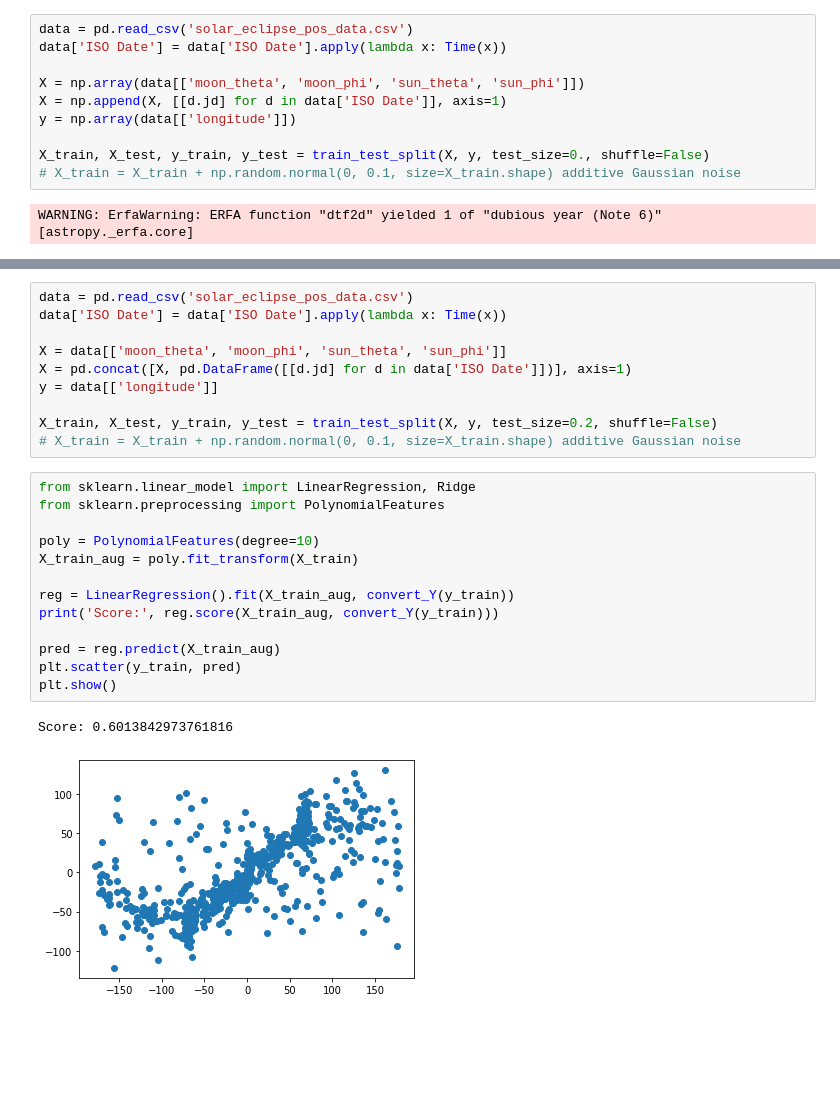
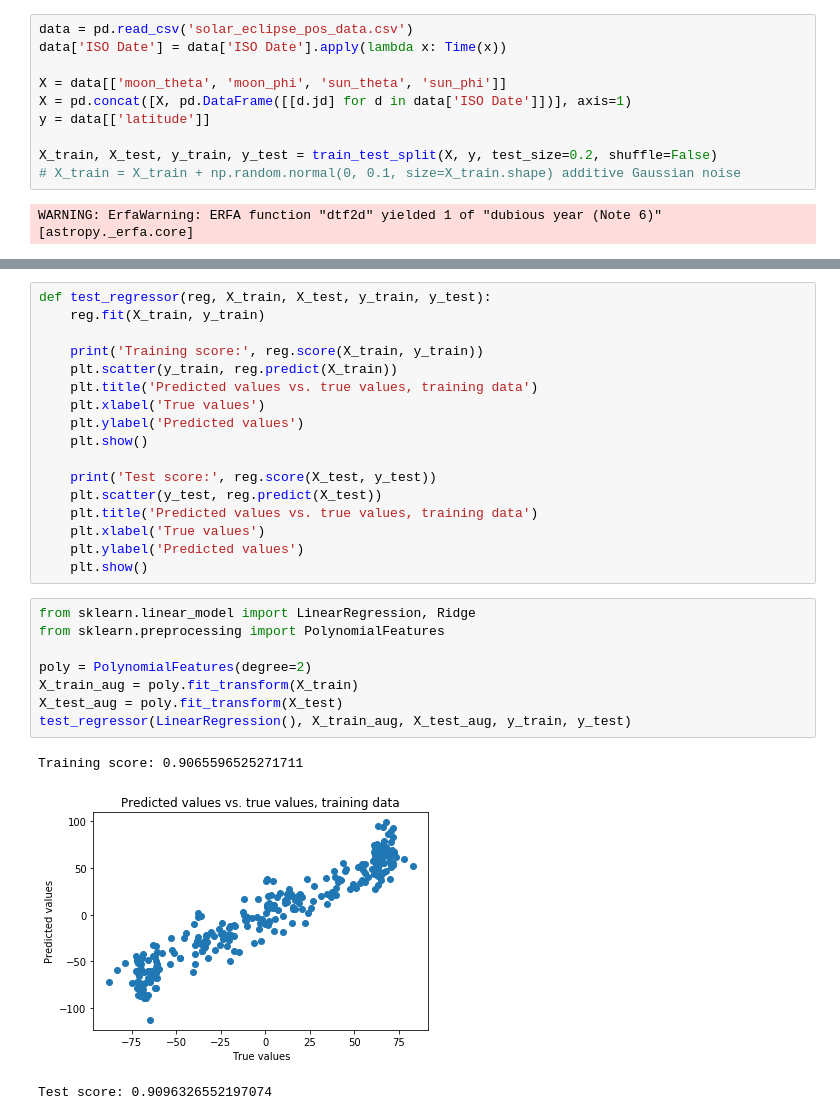
Before and after one commit to Kaahan/skep_project_s_final, a Jupyter notebook: eclipse/predict_eclipse.ipynb, the cells around one changed output, grey strips where cells are left out. Saved outputs shown, nothing was run; the diff lists cells and outputs as text; blank space fills up the shorter version.

Commit message:
Attempt predicting latitude of eclipses

```diff
--- a/eclipse/predict_eclipse.ipynb
+++ b/eclipse/predict_eclipse.ipynb
@@ -381,11 +380,11 @@ Still work in progress!
 data = pd.read_csv('solar_eclipse_pos_data.csv')
 data['ISO Date'] = data['ISO Date'].apply(lambda x: Time(x))
 
-X = np.array(data[['moon_theta', 'moon_phi', 'sun_theta', 'sun_phi']])
-X = np.append(X, [[d.jd] for d in data['ISO Date']], axis=1)
-y = np.array(data[['longitude']])
+X = data[['moon_theta', 'moon_phi', 'sun_theta', 'sun_phi']]
+X = pd.concat([X, pd.DataFrame([[d.jd] for d in data['ISO Date']])], axis=1)
+y = data[['latitude']]
 
-X_train, X_test, y_train, y_test = train_test_split(X, y, test_size=0., shuffle=False)
+X_train, X_test, y_train, y_test = train_test_split(X, y, test_size=0.2, shuffle=False)
 # X_train = X_train + np.random.normal(0, 0.1, size=X_train.shape) additive Gaussian noise
 # %% [output]
 WARNING: ErfaWarning: ERFA function "dtf2d" yielded 1 of "dubious year (Note 6)" [astropy._erfa.core]
@@ -424,26 +391,29 @@ X
-# %%
-data = pd.read_csv('solar_eclipse_pos_data.csv')
-data['ISO Date'] = data['ISO Date'].apply(lambda x: Time(x))
-
-X = data[['moon_theta', 'moon_phi', 'sun_theta', 'sun_phi']]
-X = pd.concat([X, pd.DataFrame([[d.jd] for d in data['ISO Date']])], axis=1)
-y = data[['longitude']]
-
-X_train, X_test, y_train, y_test = train_test_split(X, y, test_size=0.2, shuffle=False)
-# X_train = X_train + np.random.normal(0, 0.1, size=X_train.shape) additive Gaussian noise
+# %%
+def test_regressor(reg, X_train, X_test, y_train, y_test):
+    reg.fit(X_train, y_train)
+
+    print('Training score:', reg.score(X_train, y_train))
+    plt.scatter(y_train, reg.predict(X_train))
+    plt.title('Predicted values vs. true values, training data')
+    plt.xlabel('True values')
+    plt.ylabel('Predicted values')
+    plt.show()
+
+    print('Test score:', reg.score(X_test, y_test))
+    plt.scatter(y_test, reg.predict(X_test))
+    plt.title('Predicted values vs. true values, training data')
+    plt.xlabel('True values')
+    plt.ylabel('Predicted values')
+    plt.show()
 # %%
 from sklearn.linear_model import LinearRegression, Ridge
 from sklearn.preprocessing import PolynomialFeatures
 
-poly = PolynomialFeatures(degree=10)
+poly = PolynomialFeatures(degree=2)
 X_train_aug = poly.fit_transform(X_train)
-
-reg = LinearRegression().fit(X_train_aug, convert_Y(y_train))
-print('Score:', reg.score(X_train_aug, convert_Y(y_train)))
-
-pred = reg.predict(X_train_aug)
-plt.scatter(y_train, pred)
-plt.show()
+X_test_aug = poly.fit_transform(X_test)
+test_regressor(LinearRegression(), X_train_aug, X_test_aug, y_train, y_test)
 # %% [output]
-Score: 0.6013842973761816
+Training score: 0.9065596525271711
-[figure, old version]
+[figure, new version]
+Test score: 0.9096326552197074
```
Also changed, not shown: parts of 34 cells of this notebook.
